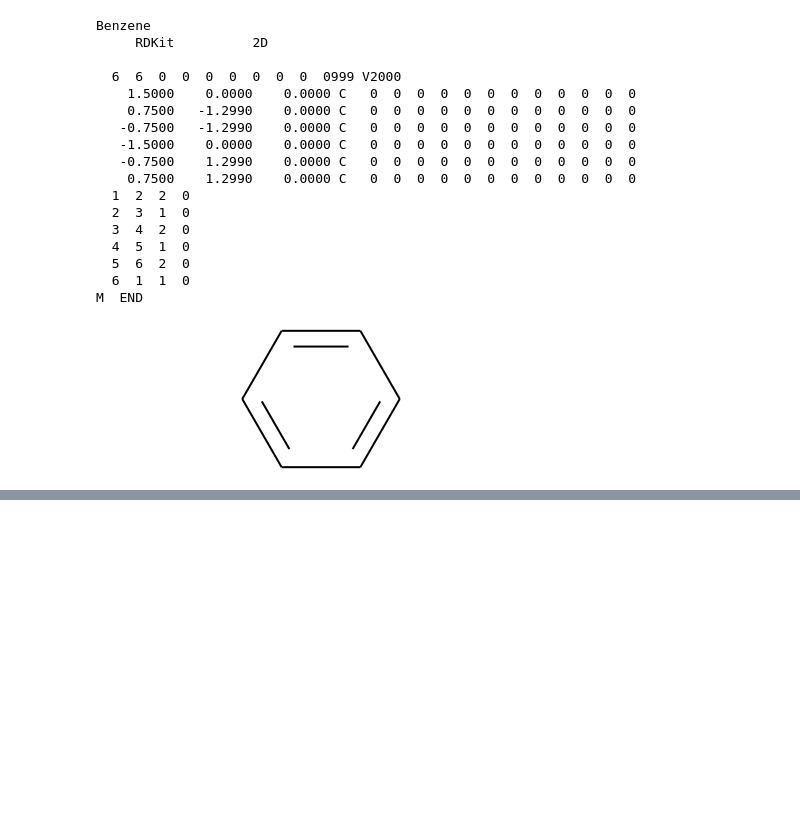
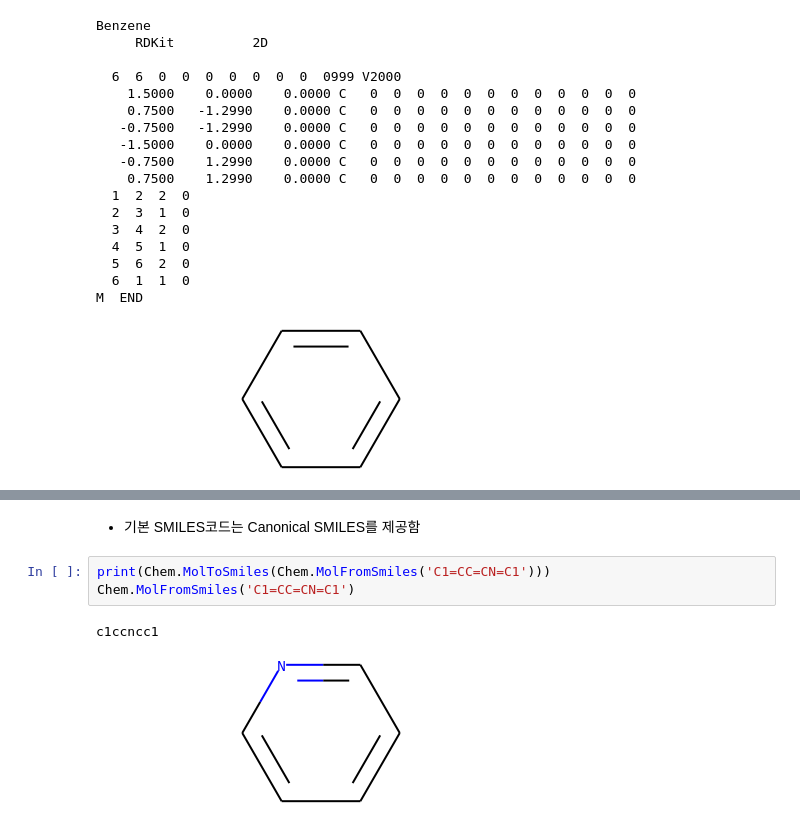
Before and after one commit to youngmook/cheminfo-python, a Jupyter notebook: cheminfo_in_python.ipynb, the cells around one changed output, grey strips where cells are left out. Drawn from its saved outputs; the diff is of its cells as text; blank space fills up the shorter version.

```diff
--- a/cheminfo_in_python.ipynb
+++ b/cheminfo_in_python.ipynb
@@ -231,0 +334,8 @@ M  END
+# %% [markdown]
+* 기본 SMILES코드는 Canonical SMILES를 제공함
+# %%
+print(Chem.MolToSmiles(Chem.MolFromSmiles('C1=CC=CN=C1')))
+Chem.MolFromSmiles('C1=CC=CN=C1')
+# %% [output]
+c1ccncc1
+[figure, added]
```
Also changed, not shown: parts of 20 cells of this notebook.
